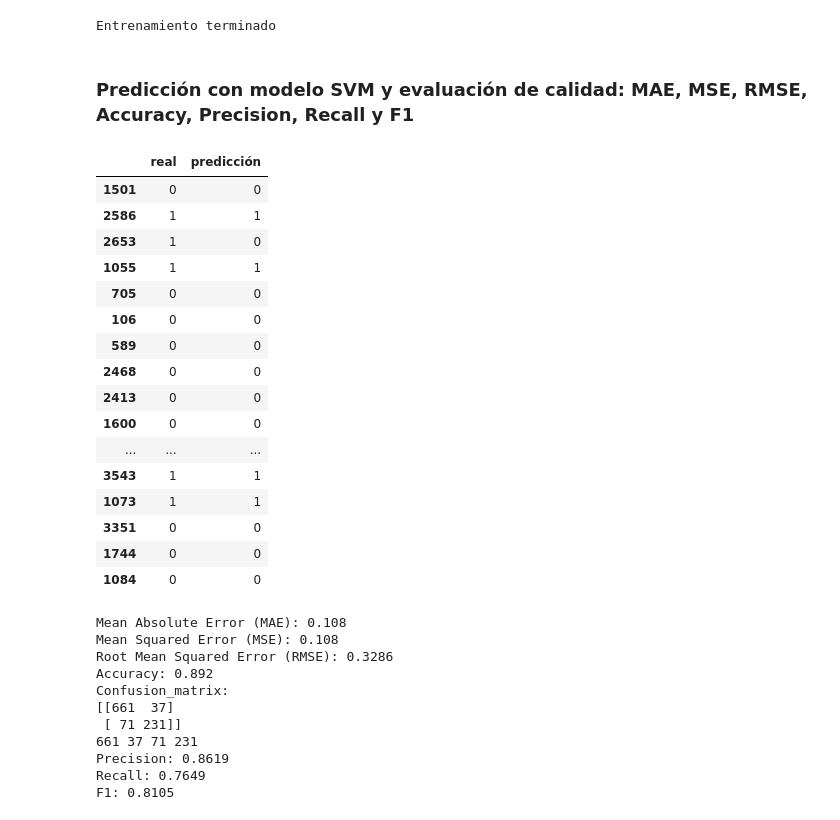
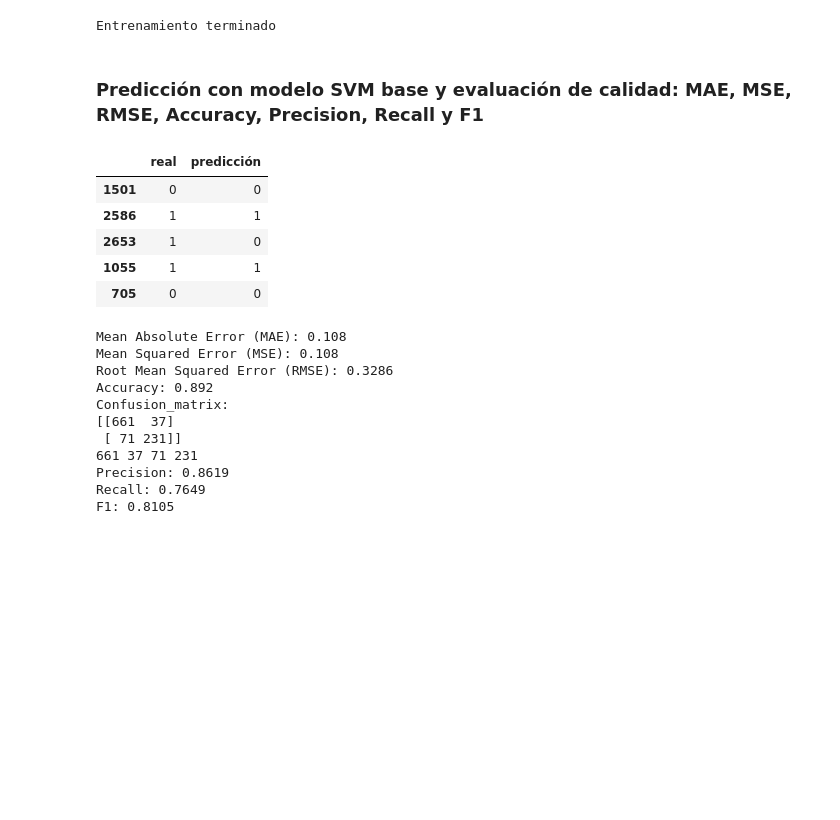
Before and after one commit to juandtap/ML_Random_Forest_SVM, a Jupyter notebook: ML_clasificacion_random_forest_svm_FASE3.ipynb, the cells around one changed output. Drawn from its saved outputs; the diff is of its cells as text; code cells hidden in the pictures; blank space fills up the shorter version.

```diff
--- a/ML_clasificacion_random_forest_svm_FASE3.ipynb
+++ b/ML_clasificacion_random_forest_svm_FASE3.ipynb
@@ -159,39 +162,28 @@ print("Conjuntos train y test creados")
 # %% [output]
 Conjuntos train y test creados
 # %%
-modelo_svm_entrenado = pipe.fit(X_train, y_train)
+modelo_svm_base = pipe.fit(X_train, y_train)
 
 print("Entrenamiento terminado")
 # %% [output]
 Entrenamiento terminado
 # %% [markdown]
-### Predicción con modelo SVM y evaluación de calidad: MAE, MSE, RMSE, Accuracy, Precision, Recall y F1
+### Predicción con modelo SVM base y evaluación de calidad: MAE, MSE, RMSE, Accuracy, Precision, Recall y F1
 # %%
 y_pred = pipe.predict(X_test)
 
 dataframeFinal=pd.DataFrame({'real':y_test, 'predicción': y_pred})
 
 np.set_printoptions(formatter={'float': lambda X: "{0:0.0f}".format(X)})
 
-dataframeFinal.head(10)
+dataframeFinal.head()
 # %% [output]
 |  | real | predicción |
 | 1501 | 0 | 0 |
 | 2586 | 1 | 1 |
 | 2653 | 1 | 0 |
 | 1055 | 1 | 1 |
 | 705 | 0 | 0 |
-| 106 | 0 | 0 |
-| 589 | 0 | 0 |
-| 2468 | 0 | 0 |
-| 2413 | 0 | 0 |
-| 1600 | 0 | 0 |
-| ... | ... | ... |
-| 3543 | 1 | 1 |
-| 1073 | 1 | 1 |
-| 3351 | 0 | 0 |
-| 1744 | 0 | 0 |
-| 1084 | 0 | 0 |
 # %%
 from sklearn import metrics
 from sklearn.metrics import confusion_matrix
```
Also changed, not shown: parts of 12 cells of this notebook.
